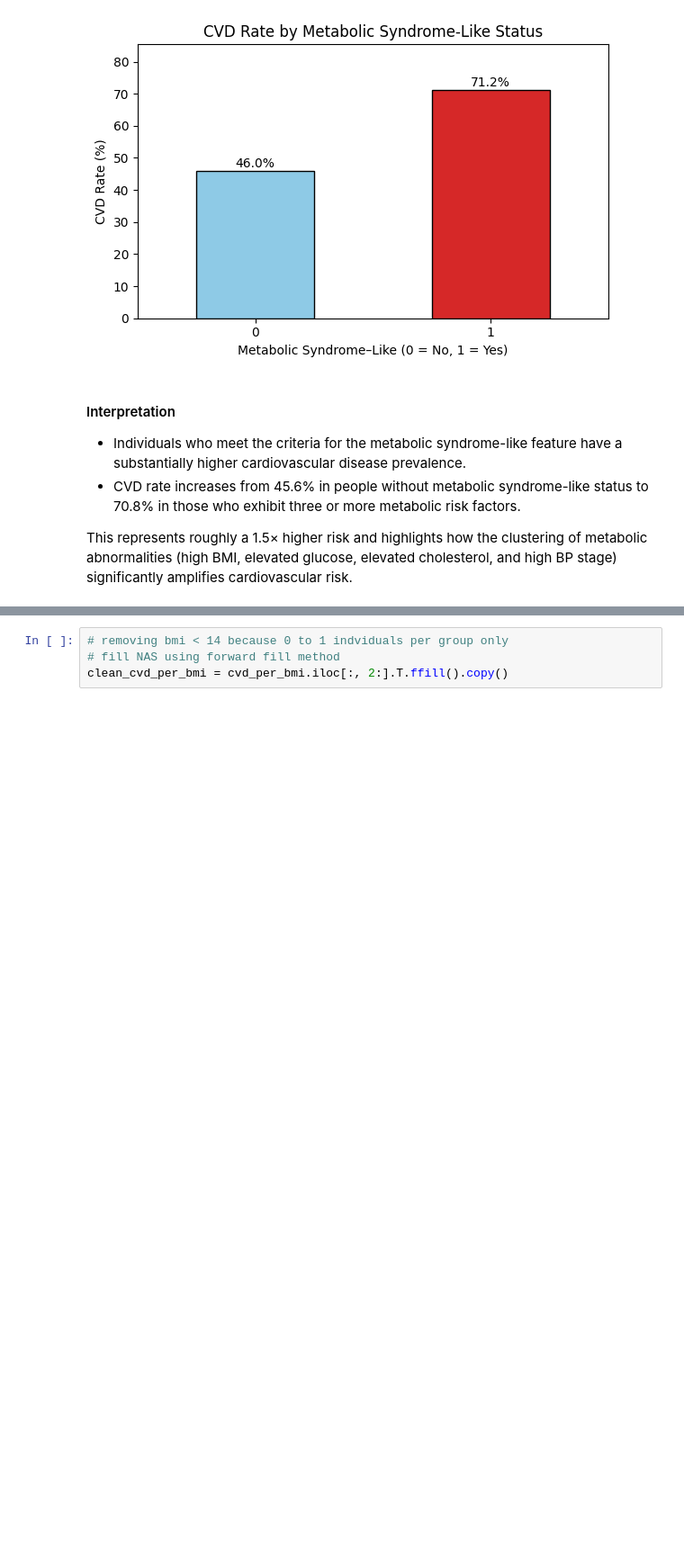
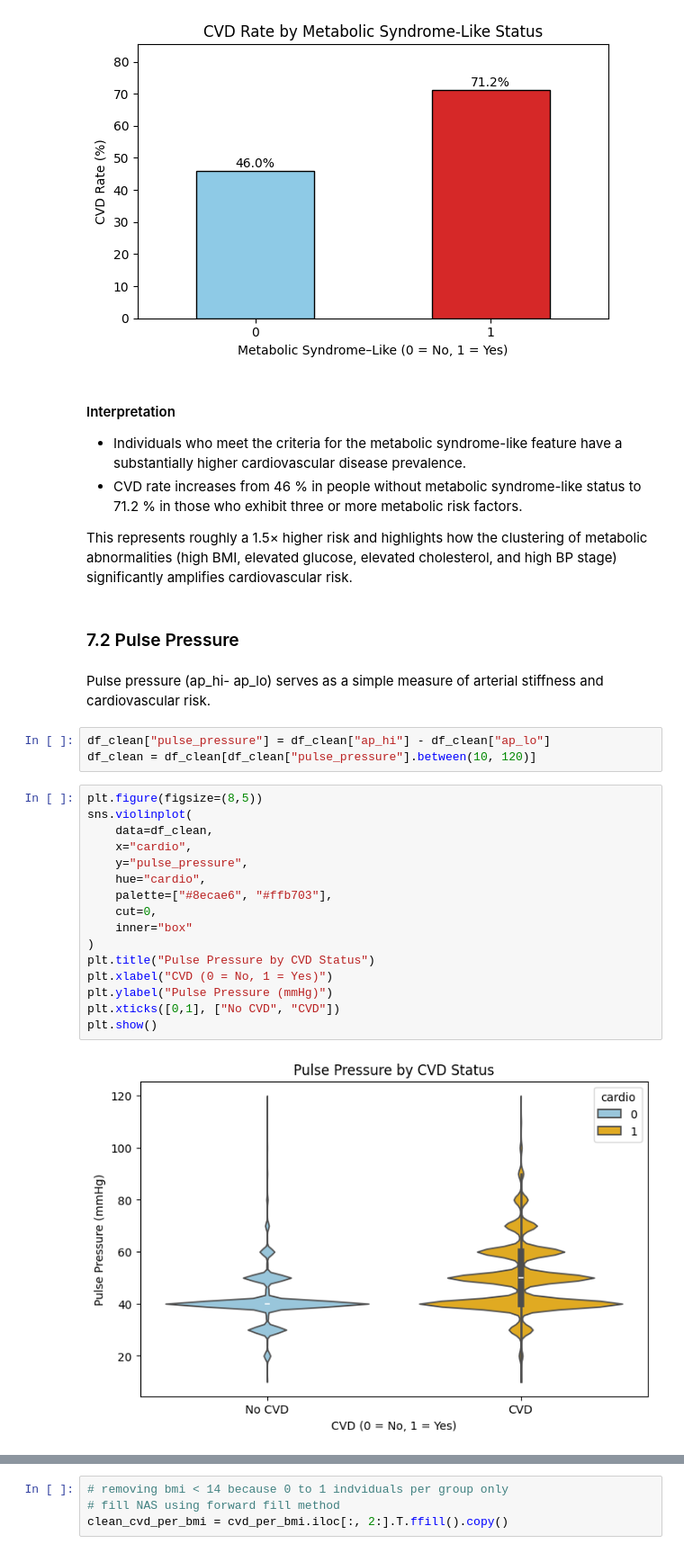
Before and after one commit to lizabguercho/DI_Final_Project_CVD, a Jupyter notebook: Final_project.ipynb, the cells around one changed output, grey strips where cells are left out. Shown at 90% size. Drawn from its saved outputs; the diff is of its cells as text; blank space fills up the shorter version.

```diff
--- a/Final_project.ipynb
+++ b/Final_project.ipynb
@@ -1319,6 +1147,31 @@ plt.show()
 # %% [markdown]
 #### Interpretation
 - Individuals who meet the criteria for the metabolic syndrome-like feature have a substantially higher cardiovascular disease prevalence.
-- CVD rate increases from 45.6% in people without metabolic syndrome-like status to 70.8% in those who exhibit three or more metabolic risk factors.
+- CVD rate increases from 46 % in people without metabolic syndrome-like status to 71.2 % in those who exhibit three or more metabolic risk factors.
 
 This represents roughly a 1.5× higher risk and highlights how the clustering of metabolic abnormalities (high BMI, elevated glucose, elevated cholesterol, and high BP stage) significantly amplifies cardiovascular risk.
+# %% [markdown]
+### 7.2 Pulse Pressure
+# %% [markdown]
+Pulse pressure (ap_hi- ap_lo) serves as a simple measure of arterial stiffness and cardiovascular risk.
+# %%
+df_clean["pulse_pressure"] = df_clean["ap_hi"] - df_clean["ap_lo"]
+df_clean = df_clean[df_clean["pulse_pressure"].between(10, 120)]
+# %%
+plt.figure(figsize=(8,5))
+sns.violinplot(
+    data=df_clean,
+    x="cardio",
+    y="pulse_pressure",
+    hue="cardio",
+    palette=["#8ecae6", "#ffb703"],
+    cut=0,
+    inner="box"
+)
+plt.title("Pulse Pressure by CVD Status")
+plt.xlabel("CVD (0 = No, 1 = Yes)")
+plt.ylabel("Pulse Pressure (mmHg)")
+plt.xticks([0,1], ["No CVD", "CVD"])
+plt.show()
+# %% [output]
+[figure, added]
```
Also changed, not shown: parts of 73 cells of this notebook, 2 other files.
